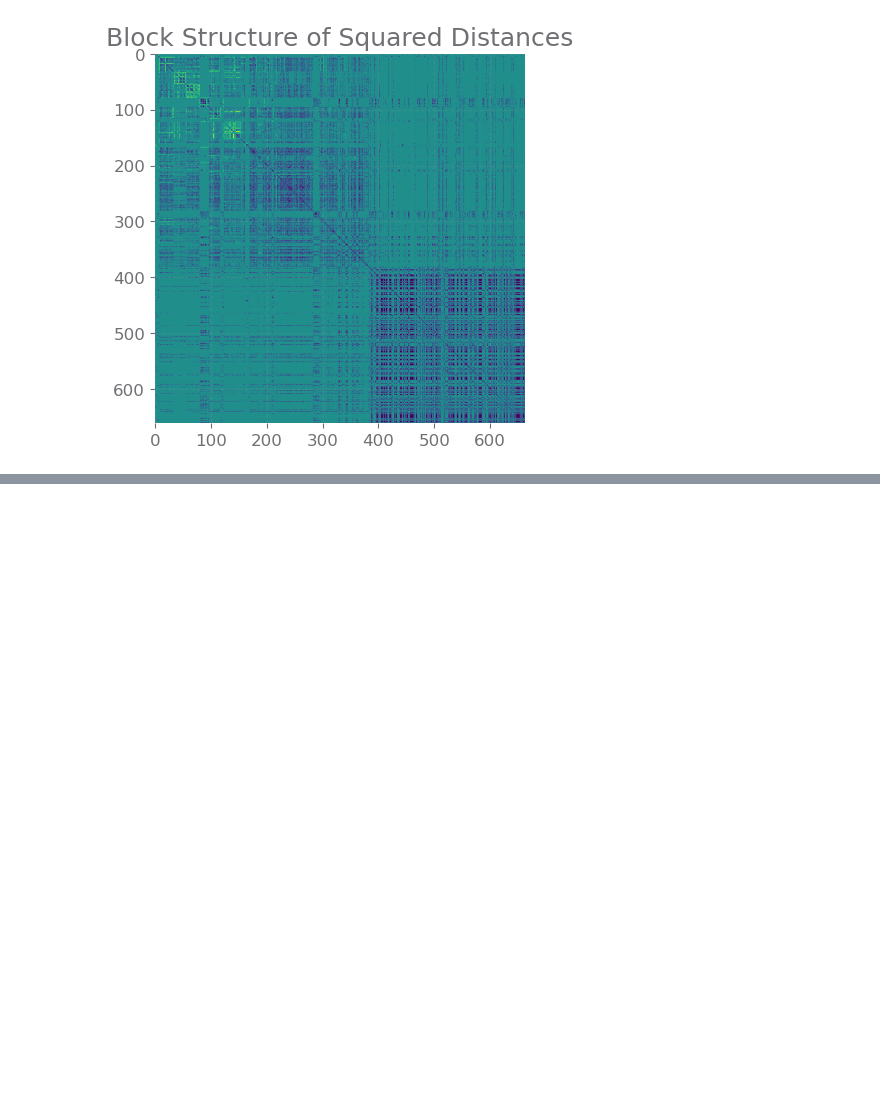
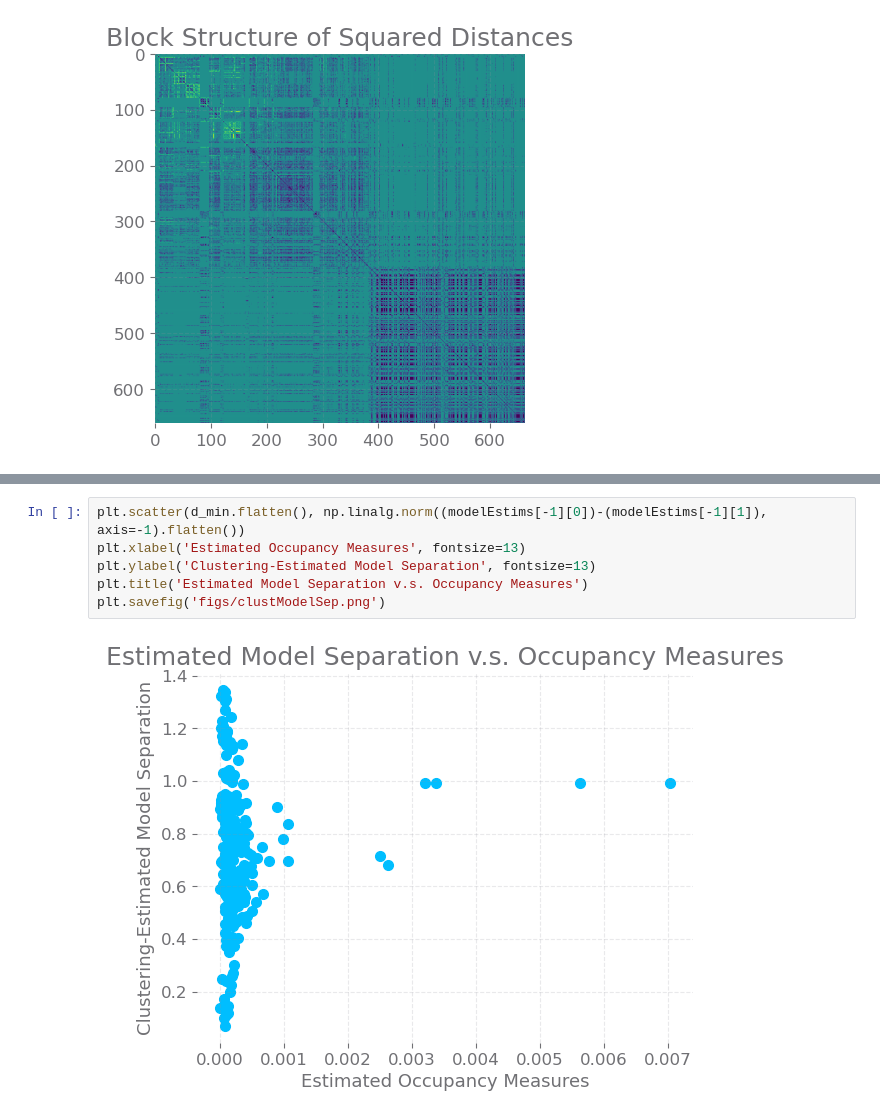
Before and after one commit to hetankevin/off-policy, a Jupyter notebook: mcmix/mdpRep.ipynb, the cells around one changed output, grey strips where cells are left out. Cells and saved outputs as stored; diff of their text form; blank space fills up the shorter version.

```diff
--- a/mcmix/mdpRep.ipynb
+++ b/mcmix/mdpRep.ipynb
@@ -524,0 +526,8 @@ plt.savefig('figs/blocks.png')
+# %%
+plt.scatter(d_min.flatten(), np.linalg.norm((modelEstims[-1][0])-(modelEstims[-1][1]), axis=-1).flatten())
+plt.xlabel('Estimated Occupancy Measures', fontsize=13)
+plt.ylabel('Clustering-Estimated Model Separation', fontsize=13)
+plt.title('Estimated Model Separation v.s. Occupancy Measures')
+plt.savefig('figs/clustModelSep.png')
+# %% [output]
+[figure, added]
```
Also changed, not shown: parts of 4 cells of this notebook, 2 other files.
